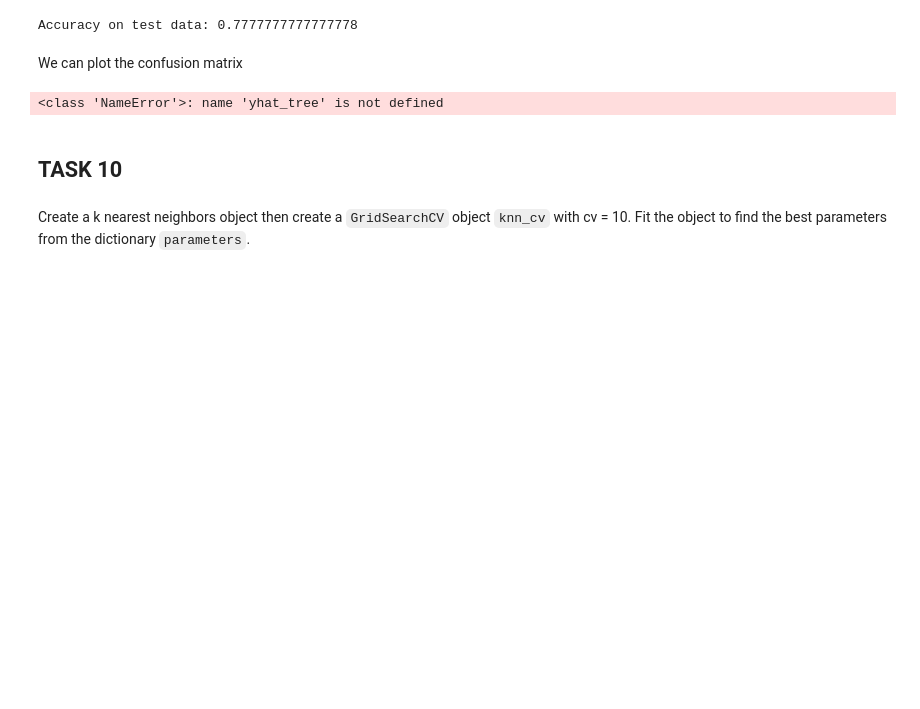
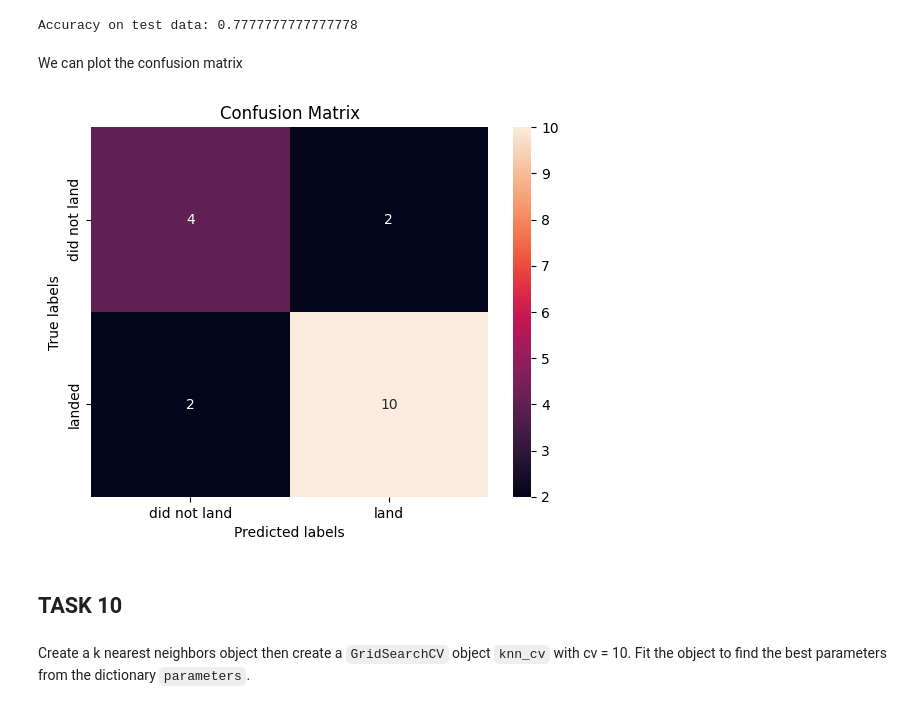
Before and after one commit to DiptanshuK/IBM-Data-Science-Capstone-SpaceX, a Jupyter notebook: SpaceX_Machine_Learning_Prediction_Part_5.jupyterlite.ipynb, the cells around one changed output. Cells and saved outputs as stored; diff of their text form; code cells hidden in the pictures; blank space fills up the shorter version.

```diff
--- a/SpaceX_Machine_Learning_Prediction_Part_5.jupyterlite.ipynb
+++ b/SpaceX_Machine_Learning_Prediction_Part_5.jupyterlite.ipynb
@@ -284,10 +284,12 @@ print("Accuracy on test data:", accuracy)
 Accuracy on test data: 0.7777777777777778
 # %% [markdown]
 We can plot the confusion matrix
-# %%
-plot_confusion_matrix(Y_test,yhat_tree)
-# %% [output]
-<class 'NameError'>: name 'yhat_tree' is not defined
+# %%
+yhat = tree_cv.predict(X_test)
+plot_confusion_matrix(Y_test,yhat)
+plt.show()
+# %% [output]
+[figure, added]
 # %% [markdown]
 ## TASK  10
 # %% [markdown]
```
Also changed, not shown: parts of 1 cell of this notebook.
